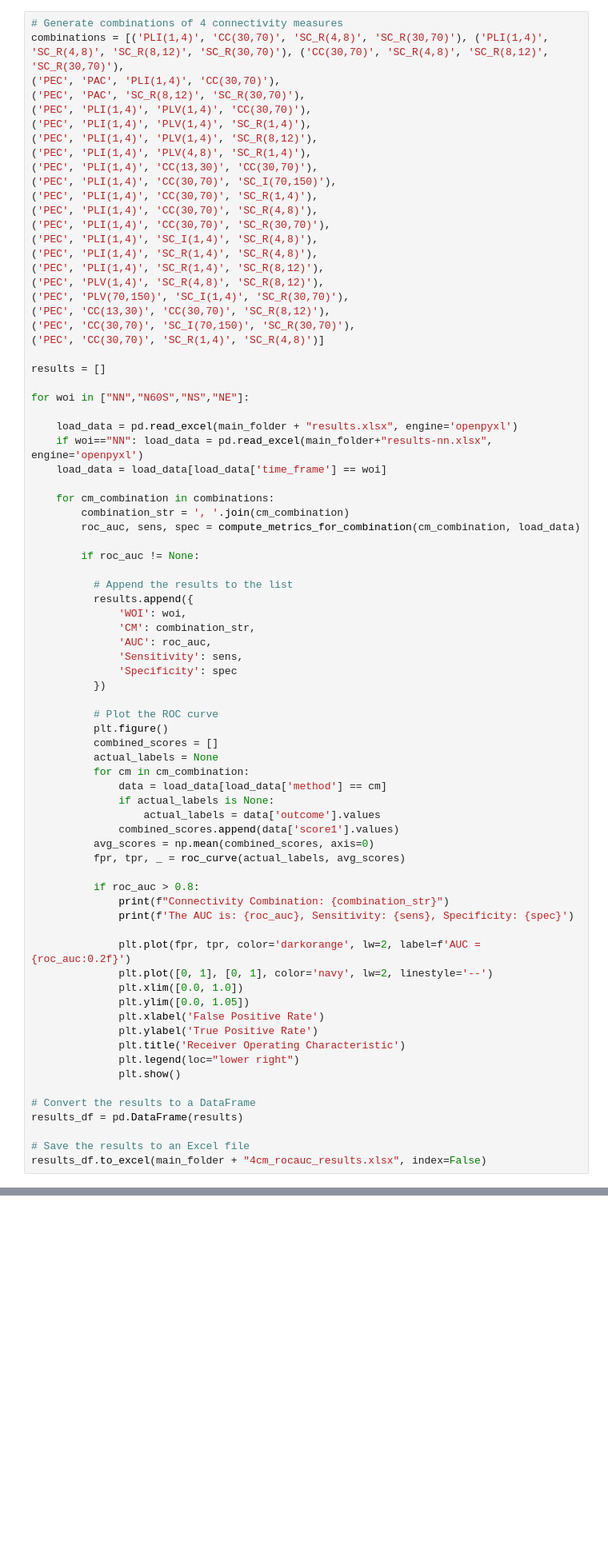
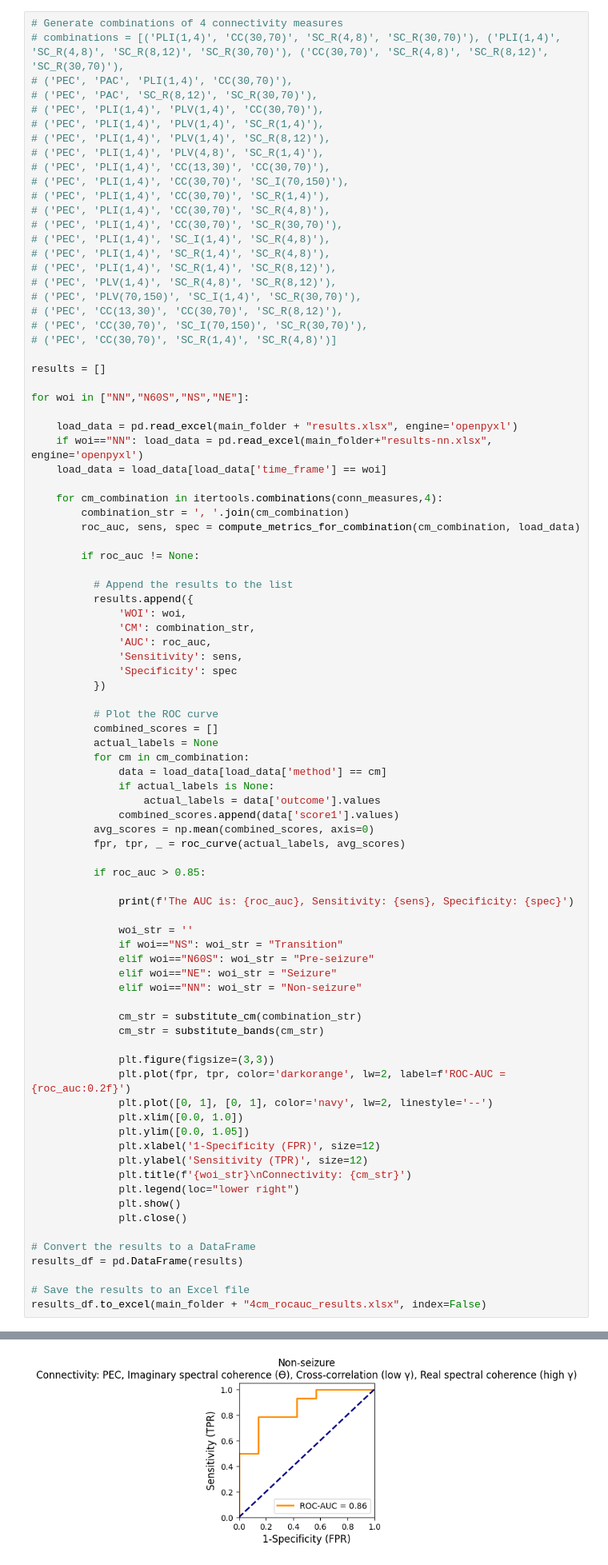
Before and after one commit to ivkarla/connectivity_change, a Jupyter notebook: notebooks/connectivity_roc_auc.ipynb, the cells around one changed output, grey strips where cells are left out. Shown at 80% size. Cells and saved outputs as stored; diff of their text form; blank space fills up the shorter version.

```diff
--- a/notebooks/connectivity_roc_auc.ipynb
+++ b/notebooks/connectivity_roc_auc.ipynb
@@ -268,26 +333,26 @@ results_df.to_excel(main_folder + "3cm_rocauc_results.xlsx", index=False)
 Combinations of 4 connectivity measures:
 # %%
 # Generate combinations of 4 connectivity measures
-combinations = [('PLI(1,4)', 'CC(30,70)', 'SC_R(4,8)', 'SC_R(30,70)'), ('PLI(1,4)', 'SC_R(4,8)', 'SC_R(8,12)', 'SC_R(30,70)'), ('CC(30,70)', 'SC_R(4,8)', 'SC_R(8,12)', 'SC_R(30,70)'),
-('PEC', 'PAC', 'PLI(1,4)', 'CC(30,70)'),
-('PEC', 'PAC', 'SC_R(8,12)', 'SC_R(30,70)'),
-('PEC', 'PLI(1,4)', 'PLV(1,4)', 'CC(30,70)'),
-('PEC', 'PLI(1,4)', 'PLV(1,4)', 'SC_R(1,4)'),
-('PEC', 'PLI(1,4)', 'PLV(1,4)', 'SC_R(8,12)'),
-('PEC', 'PLI(1,4)', 'PLV(4,8)', 'SC_R(1,4)'),
-('PEC', 'PLI(1,4)', 'CC(13,30)', 'CC(30,70)'),
-('PEC', 'PLI(1,4)', 'CC(30,70)', 'SC_I(70,150)'),
-('PEC', 'PLI(1,4)', 'CC(30,70)', 'SC_R(1,4)'),
-('PEC', 'PLI(1,4)', 'CC(30,70)', 'SC_R(4,8)'),
-('PEC', 'PLI(1,4)', 'CC(30,70)', 'SC_R(30,70)'),
-('PEC', 'PLI(1,4)', 'SC_I(1,4)', 'SC_R(4,8)'),
-('PEC', 'PLI(1,4)', 'SC_R(1,4)', 'SC_R(4,8)'),
-('PEC', 'PLI(1,4)', 'SC_R(1,4)', 'SC_R(8,12)'),
-('PEC', 'PLV(1,4)', 'SC_R(4,8)', 'SC_R(8,12)'),
-('PEC', 'PLV(70,150)', 'SC_I(1,4)', 'SC_R(30,70)'),
-('PEC', 'CC(13,30)', 'CC(30,70)', 'SC_R(8,12)'),
-('PEC', 'CC(30,70)', 'SC_I(70,150)', 'SC_R(30,70)'),
-('PEC', 'CC(30,70)', 'SC_R(1,4)', 'SC_R(4,8)')]
+# combinations = [('PLI(1,4)', 'CC(30,70)', 'SC_R(4,8)', 'SC_R(30,70)'), ('PLI(1,4)', 'SC_R(4,8)', 'SC_R(8,12)', 'SC_R(30,70)'), ('CC(30,70)', 'SC_R(4,8)', 'SC_R(8,12)', 'SC_R(30,70)'),
+# ('PEC', 'PAC', 'PLI(1,4)', 'CC(30,70)'),
+# ('PEC', 'PAC', 'SC_R(8,12)', 'SC_R(30,70)'),
+# ('PEC', 'PLI(1,4)', 'PLV(1,4)', 'CC(30,70)'),
+# ('PEC', 'PLI(1,4)', 'PLV(1,4)', 'SC_R(1,4)'),
+# ('PEC', 'PLI(1,4)', 'PLV(1,4)', 'SC_R(8,12)'),
+# ('PEC', 'PLI(1,4)', 'PLV(4,8)', 'SC_R(1,4)'),
+# ('PEC', 'PLI(1,4)', 'CC(13,30)', 'CC(30,70)'),
+# ('PEC', 'PLI(1,4)', 'CC(30,70)', 'SC_I(70,150)'),
+# ('PEC', 'PLI(1,4)', 'CC(30,70)', 'SC_R(1,4)'),
+# ('PEC', 'PLI(1,4)', 'CC(30,70)', 'SC_R(4,8)'),
+# ('PEC', 'PLI(1,4)', 'CC(30,70)', 'SC_R(30,70)'),
+# ('PEC', 'PLI(1,4)', 'SC_I(1,4)', 'SC_R(4,8)'),
+# ('PEC', 'PLI(1,4)', 'SC_R(1,4)', 'SC_R(4,8)'),
+# ('PEC', 'PLI(1,4)', 'SC_R(1,4)', 'SC_R(8,12)'),
+# ('PEC', 'PLV(1,4)', 'SC_R(4,8)', 'SC_R(8,12)'),
+# ('PEC', 'PLV(70,150)', 'SC_I(1,4)', 'SC_R(30,70)'),
+# ('PEC', 'CC(13,30)', 'CC(30,70)', 'SC_R(8,12)'),
+# ('PEC', 'CC(30,70)', 'SC_I(70,150)', 'SC_R(30,70)'),
+# ('PEC', 'CC(30,70)', 'SC_R(1,4)', 'SC_R(4,8)')]
 
 results = []
 
@@ -297,7 +362,7 @@ for woi in ["NN","N60S","NS","NE"]:
     if woi=="NN": load_data = pd.read_excel(main_folder+"results-nn.xlsx", engine='openpyxl')
     load_data = load_data[load_data['time_frame'] == woi]
 
-    for cm_combination in combinations:
+    for cm_combination in itertools.combinations(conn_measures,4):
         combination_str = ', '.join(cm_combination)
         roc_auc, sens, spec = compute_metrics_for_combination(cm_combination, load_data)
 
@@ -313,7 +378,6 @@ for woi in ["NN","N60S","NS","NE"]:
           })
 
           # Plot the ROC curve
-          plt.figure()
           combined_scores = []
           actual_labels = None
           for cm in cm_combination:
@@ -324,22 +388,34 @@ for woi in ["NN","N60S","NS","NE"]:
           avg_scores = np.mean(combined_scores, axis=0)
           fpr, tpr, _ = roc_curve(actual_labels, avg_scores)
 
-          if roc_auc > 0.8:
-              print(f"Connectivity Combination: {combination_str}")
+          if roc_auc > 0.85:
+
               print(f'The AUC is: {roc_auc}, Sensitivity: {sens}, Specificity: {spec}')
 
-              plt.plot(fpr, tpr, color='darkorange', lw=2, label=f'AUC = {roc_auc:0.2f}')
+              woi_str = ''
+              if woi=="NS": woi_str = "Transition"
+              elif woi=="N60S": woi_str = "Pre-seizure"
+              elif woi=="NE": woi_str = "Seizure"
+              elif woi=="NN": woi_str = "Non-seizure"
+
+              cm_str = substitute_cm(combination_str)
+              cm_str = substitute_bands(cm_str)
+
+              plt.figure(figsize=(3,3))
+              plt.plot(fpr, tpr, color='darkorange', lw=2, label=f'ROC-AUC = {roc_auc:0.2f}')
               plt.plot([0, 1], [0, 1], color='navy', lw=2, linestyle='--')
               plt.xlim([0.0, 1.0])
               plt.ylim([0.0, 1.05])
-              plt.xlabel('False Positive Rate')
-              plt.ylabel('True Positive Rate')
-              plt.title('Receiver Operating Characteristic')
+              plt.xlabel('1-Specificity (FPR)', size=12)
+              plt.ylabel('Sensitivity (TPR)', size=12)
+              plt.title(f'{woi_str}\nConnectivity: {cm_str}')
               plt.legend(loc="lower right")
               plt.show()
+              plt.close()
 
 # Convert the results to a DataFrame
 results_df = pd.DataFrame(results)
 
 # Save the results to an Excel file
 results_df.to_excel(main_folder + "4cm_rocauc_results.xlsx", index=False)
+# %% [output]
@@ -345,0 +423 @@ results_df.to_excel(main_folder + "4cm_rocauc_results.xlsx", index=False)
+[figure, added]
```
Also changed, not shown: parts of 10 cells of this notebook.
